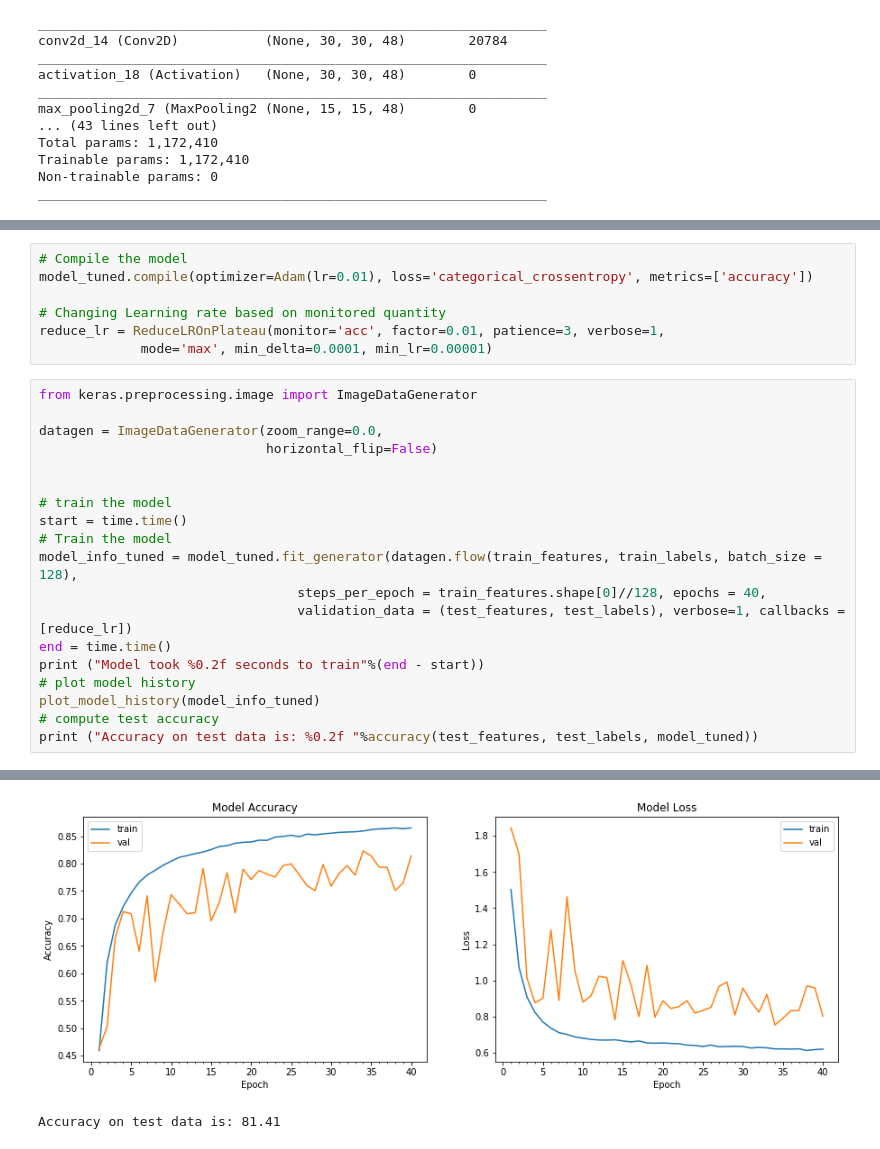
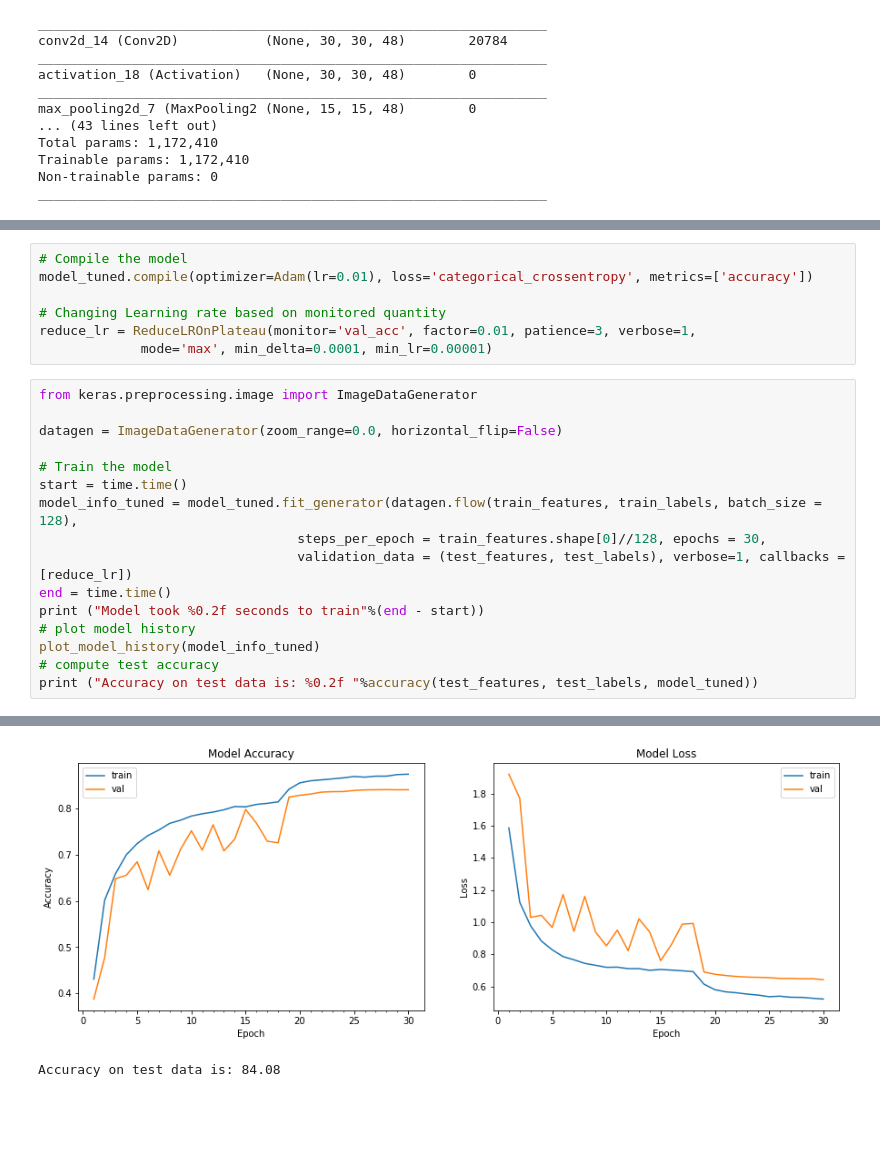
Before and after one commit to addyj/EVA, a Jupyter notebook: Session6/Fixing_Network_Assignment_6A.ipynb, the cells around one changed output, grey strips where cells are left out. Cells and saved outputs as stored; diff of their text form; blank space fills up the shorter version.

```diff
--- a/Session6/Fixing_Network_Assignment_6A.ipynb
+++ b/Session6/Fixing_Network_Assignment_6A.ipynb
@@ -272,20 +330,17 @@ _________________________________________________________________
 model_tuned.compile(optimizer=Adam(lr=0.01), loss='categorical_crossentropy', metrics=['accuracy'])
 
 # Changing Learning rate based on monitored quantity
-reduce_lr = ReduceLROnPlateau(monitor='acc', factor=0.01, patience=3, verbose=1,
+reduce_lr = ReduceLROnPlateau(monitor='val_acc', factor=0.01, patience=3, verbose=1,
              mode='max', min_delta=0.0001, min_lr=0.00001)
 # %%
 from keras.preprocessing.image import ImageDataGenerator
 
-datagen = ImageDataGenerator(zoom_range=0.0,
-                             horizontal_flip=False)
+datagen = ImageDataGenerator(zoom_range=0.0, horizontal_flip=False)
 
-
-# train the model
+# Train the model
 start = time.time()
-# Train the model
 model_info_tuned = model_tuned.fit_generator(datagen.flow(train_features, train_labels, batch_size = 128),
-                                 steps_per_epoch = train_features.shape[0]//128, epochs = 40,
+                                 steps_per_epoch = train_features.shape[0]//128, epochs = 30,
                                  validation_data = (test_features, test_labels), verbose=1, callbacks = [reduce_lr])
 end = time.time()
 print ("Model took %0.2f seconds to train"%(end - start))
@@ -314,2 +369,2 @@ Model took 631.36 seconds to train
-[figure, old version]
+[figure, new version]
-Accuracy on test data is: 81.41
+Accuracy on test data is: 84.08
```
Also changed, not shown: parts of 9 cells of this notebook, 1 other file.
